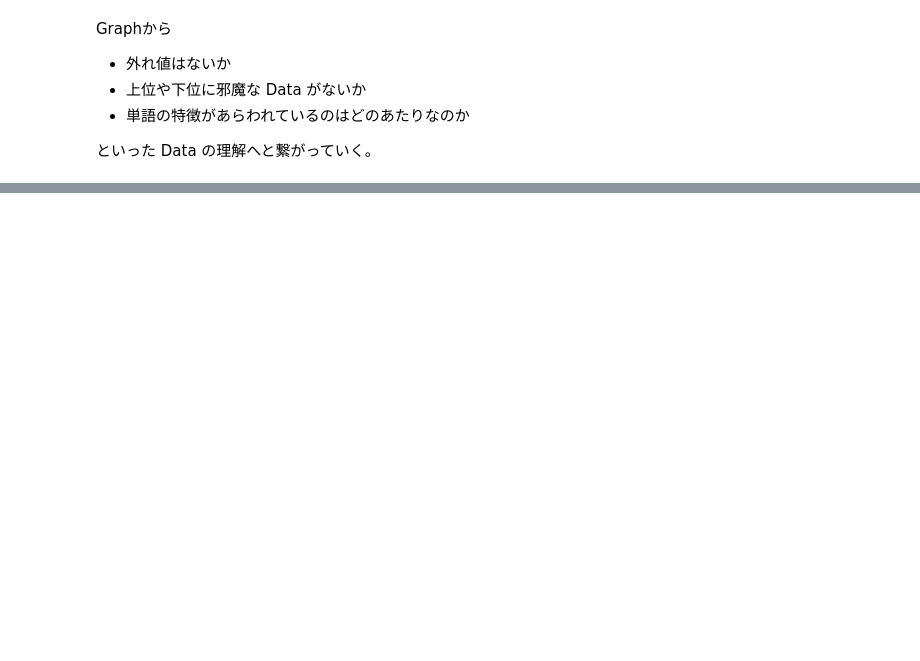
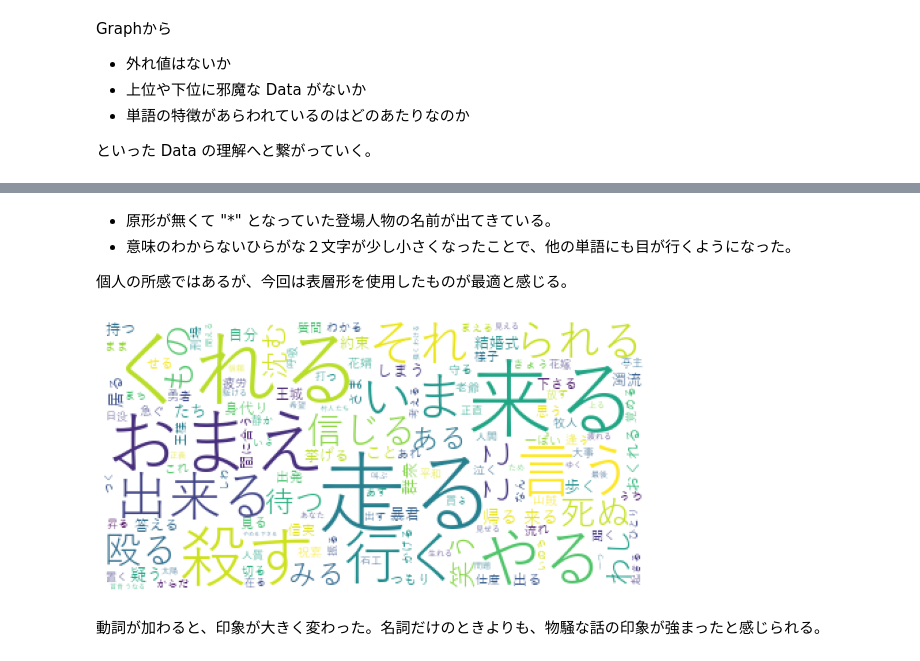
Before and after one commit to 1024xx4/100_Data_processing--visualization, a Jupyter notebook: language_data.ipynb, the cells around one changed output, grey strips where cells are left out. Cells and saved outputs as stored; diff of their text form; code cells hidden in the pictures; blank space fills up the shorter version.

```diff
--- a/language_data.ipynb
+++ b/language_data.ipynb
@@ -435,0 +493,17 @@ Graphから
+# %% [markdown]
+- 原形が無くて "*" となっていた登場人物の名前が出てきている。
+- 意味のわからないひらがな２文字が少し小さくなったことで、他の単語にも目が行くようになった。
+
+個人の所感ではあるが、今回は表層形を使用したものが最適と感じる。
+# %%
+cloud = WordCloud(background_color='White', font_path=font_path, regexp="[\w'][\w']+").generate(
+    ' '.join(verb['原形']))  # 名詞+動詞の原形、２文字以上の Word Clound を作成
+plt.figure(figsize=(10, 5))  # 表示Size を設定
+plt.imshow(cloud)  # 画像を読み込み
+plt.axis('off')  # 軸を非表示
+plt.savefig('data/wc_noun_verb_base.png')  # 画像Data を出力
+plt.show()  # 描画
+# %% [output]
+[figure, added]
+# %% [markdown]
+動詞が加わると、印象が大きく変わった。名詞だけのときよりも、物騒な話の印象が強まったと感じられる。
```
Also changed, not shown: parts of 9 cells of this notebook.
